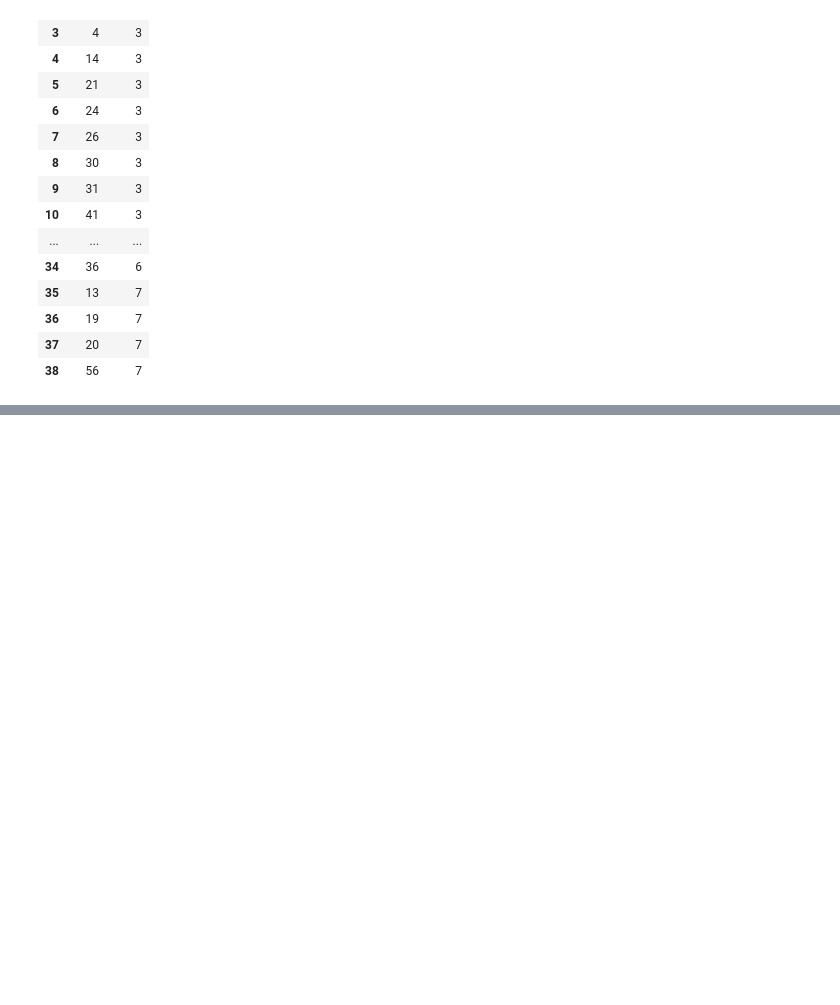
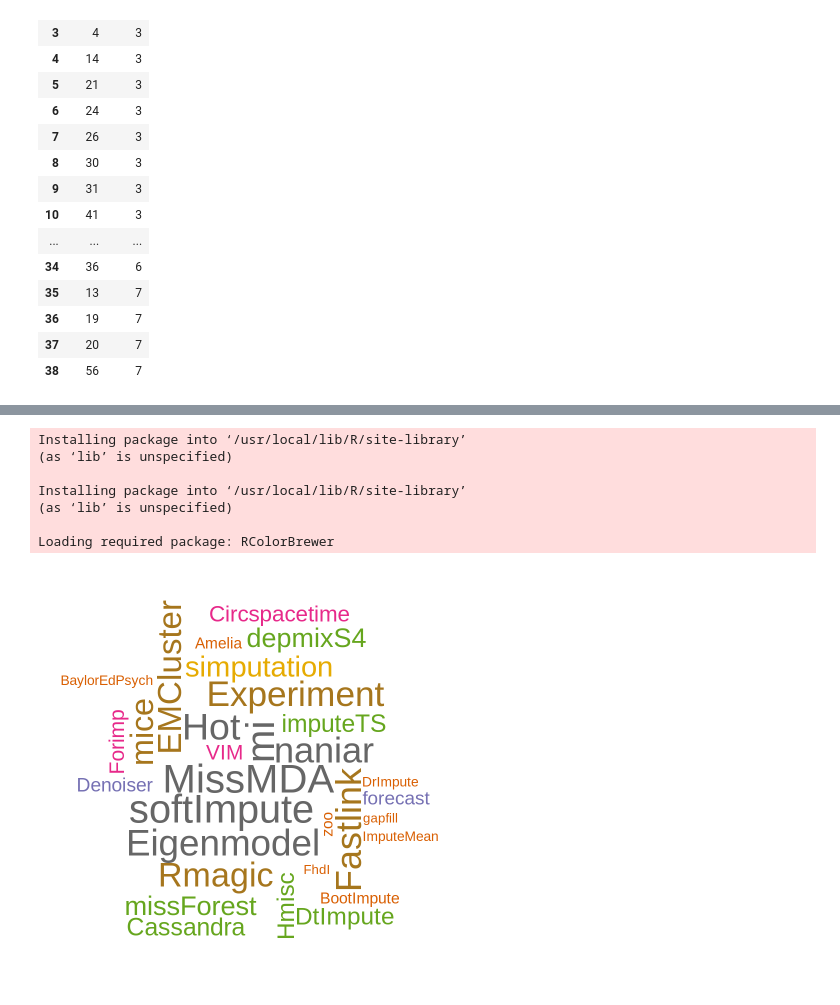
Before and after one commit to ednavivianasegura/ERAP_Curso_R, a Jupyter notebook: ERAP_R_Course_ModuloII.ipynb, the cells around one changed output, grey strips where cells are left out. Saved outputs shown, nothing was run; the diff lists cells and outputs as text; code cells hidden in the pictures; blank space fills up the shorter version.

```diff
--- a/ERAP_R_Course_ModuloII.ipynb
+++ b/ERAP_R_Course_ModuloII.ipynb
@@ -612,0 +1305,35 @@ A data.frame: 38 × 2
+# %%
+# @title crea mapa
+install.packages("wordcloud")
+install.packages("RColorBrewer")
+
+library(wordcloud)
+library(RColorBrewer)
+paquetes <- c(
+  "VIM", "naniar", "missForest", "Amelia", "mice", "Hmisc", "depmixS4",
+  "imputeTS", "zoo", "forecast", "softImpute", "MissMDA", "EMCluster",
+  "mi", "simputation", "BaylorEdPsych", "Rmagic", "Denoiser", "gapfill",
+  "DtImpute", "DrImpute", "Hot", "Circspacetime", "Fastlink", "Eigenmodel",
+  "Cassandra", "Experiment", "BootImpute", "Forimp", "FhdI", "ImputeMean"
+)
+set.seed(123)
+frecuencias <- sample(10:100, length(paquetes), replace = TRUE)
+wordcloud(
+  words = paquetes,
+  freq = frecuencias,
+  min.freq = 1,
+  scale = c(4, 0.8),             # Tamaño de fuente
+  colors = brewer.pal(8, "Dark2"),
+  random.order = FALSE,
+  rot.per = 0.2,                 # Proporción de palabras giradas
+  main = "Paquetes de R para datos faltantes"
+)
+# %% [output]
+Installing package into ‘/usr/local/lib/R/site-library’
+(as ‘lib’ is unspecified)
+
+Installing package into ‘/usr/local/lib/R/site-library’
+(as ‘lib’ is unspecified)
+
+Loading required package: RColorBrewer
+[figure, added]
```
Also changed, not shown: parts of 16 cells of this notebook.
